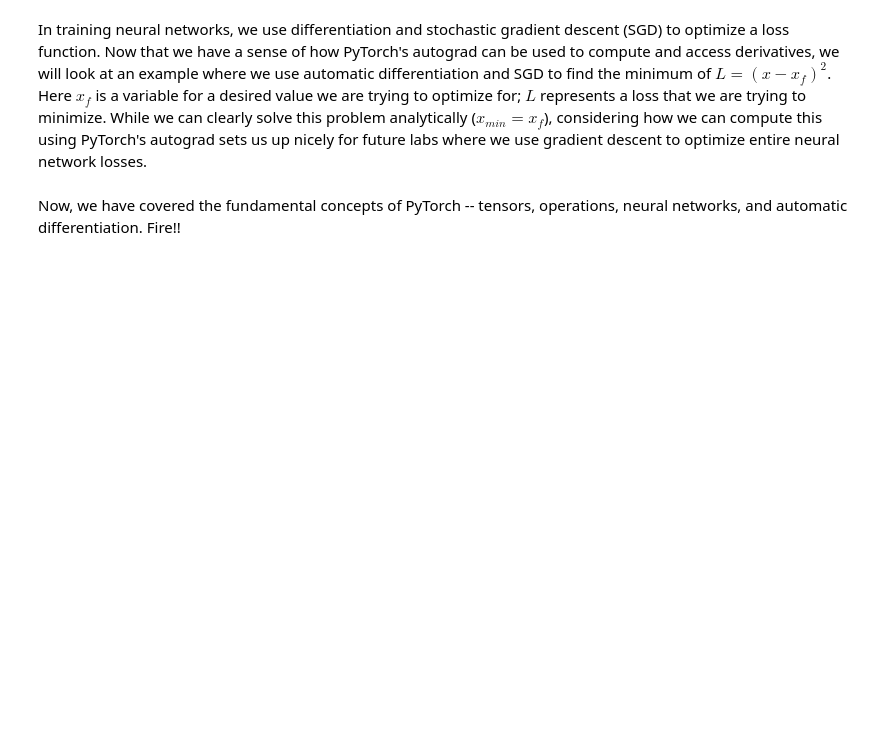
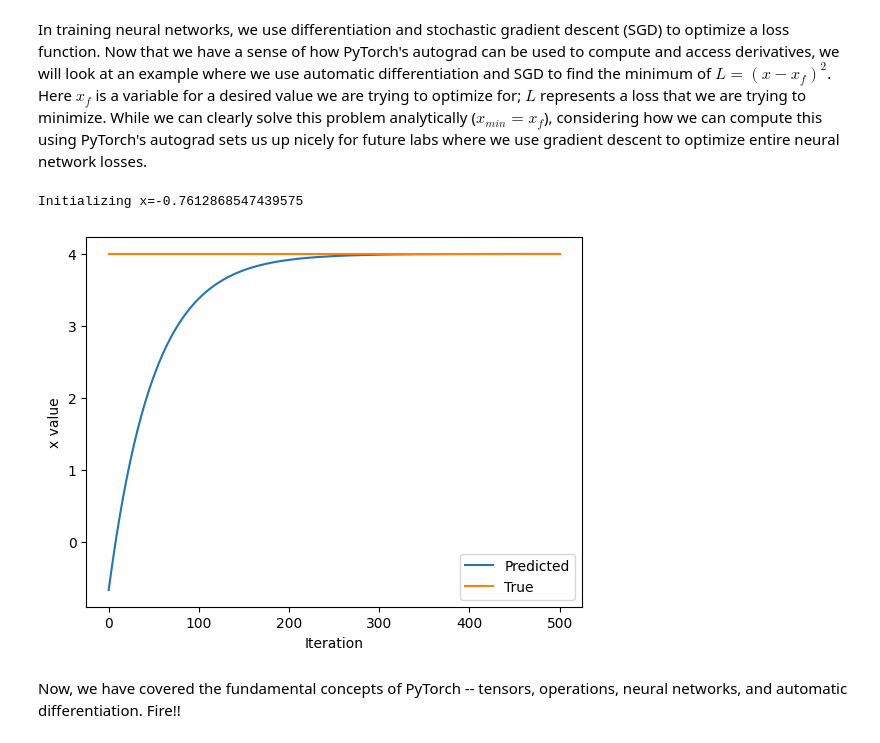
Before and after one commit to nrapanos-ec/introtodeeplearning, a Jupyter notebook: lab1/PT_Part1_Intro.ipynb, the cells around one changed output. Drawn from its saved outputs; the diff is of its cells as text; code cells hidden in the pictures; blank space fills up the shorter version.

```diff
--- a/lab1/PT_Part1_Intro.ipynb
+++ b/lab1/PT_Part1_Intro.ipynb
@@ -327,33 +342,36 @@ In training neural networks, we use differentiation and stochastic gradient desc
 x = torch.randn(1)
 print(f"Initializing x={x.item()}")
 
 learning_rate = 1e-2  # Learning rate
 history = []
 x_f = 4  # Target value
 
 
 # We will run gradient descent for a number of iterations. At each iteration, we compute the loss,
 #   compute the derivative of the loss with respect to x, and perform the update.
 for i in range(500):
     x = torch.tensor([x], requires_grad=True)
 
     # TODO: Compute the loss as the square of the difference between x and x_f
-    loss = # TODO
+    loss = (x-x_f)**2
 
     # Backpropagate through the loss to compute gradients
     loss.backward()
 
     # Update x with gradient descent
     x = x.item() - learning_rate * x.grad
 
     history.append(x.item())
 
 # Plot the evolution of x as we optimize toward x_f!
 plt.plot(history)
 plt.plot([0, 500], [x_f, x_f])
 plt.legend(('Predicted', 'True'))
 plt.xlabel('Iteration')
 plt.ylabel('x value')
 plt.show()
+# %% [output]
+Initializing x=-0.7612868547439575
+[figure, added]
 # %% [markdown]
 Now, we have covered the fundamental concepts of PyTorch -- tensors, operations, neural networks, and automatic differentiation. Fire!!
```
Also changed, not shown: parts of 9 cells of this notebook.
